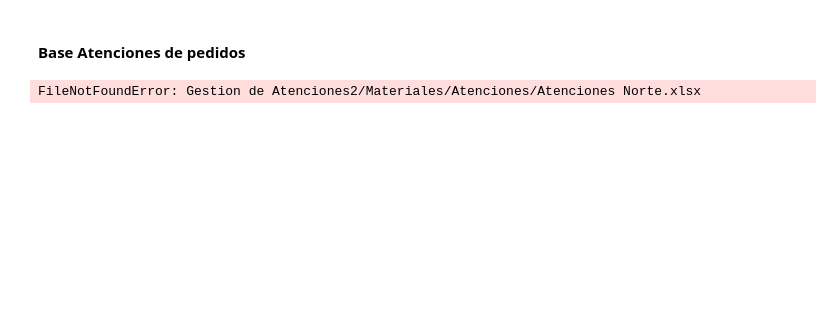
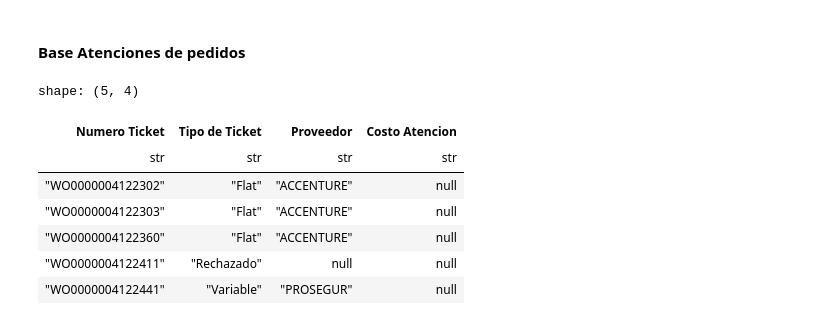
Before and after one commit to omarayrton/Primer-Entregable-ETL, a Jupyter notebook: primera_entrega.ipynb, the cells around one changed output. Saved outputs shown, nothing was run; the diff lists cells and outputs as text; code cells hidden in the pictures; blank space fills up the shorter version.

```diff
--- a/primera_entrega.ipynb
+++ b/primera_entrega.ipynb
@@ -236,13 +236,22 @@ tickets = tickets.with_columns(
 # %%
 ruta_archivo = (
     "C:/Users/DELL/Downloads/CURSOS DE APRENDIZAJE Y CODIGOS R_IBK"
     "/CURSO PYTHON/Gestion de Atenciones2/Materiales/Atenciones/Atenciones Norte.xlsx")
 
-meses = pl.read_excel(source="Gestion de Atenciones2/Materiales/Atenciones/Atenciones Norte.xlsx", sheet_name="Hoja1",
+atenciones = pl.read_excel(source=ruta_archivo, sheet_name="Hoja1",
                       engine = "xlsx2csv",
                       read_csv_options={
-                          "columns":["Numero Ticket"]
+                          "columns":["Numero Ticket","Tipo de Ticket","Proveedor","Costo Atencion"],
                       }
                       )
+
+atenciones.head()
 # %% [output]
-FileNotFoundError: Gestion de Atenciones2/Materiales/Atenciones/Atenciones Norte.xlsx
+shape: (5, 4)
+| Numero Ticket | Tipo de Ticket | Proveedor | Costo Atencion |
+| str | str | str | str |
+| "WO0000004122302" | "Flat" | "ACCENTURE" | null |
+| "WO0000004122303" | "Flat" | "ACCENTURE" | null |
+| "WO0000004122360" | "Flat" | "ACCENTURE" | null |
+| "WO0000004122411" | "Rechazado" | null | null |
+| "WO0000004122441" | "Variable" | "PROSEGUR" | null |
```
Also changed, not shown: parts of 12 cells of this notebook.
